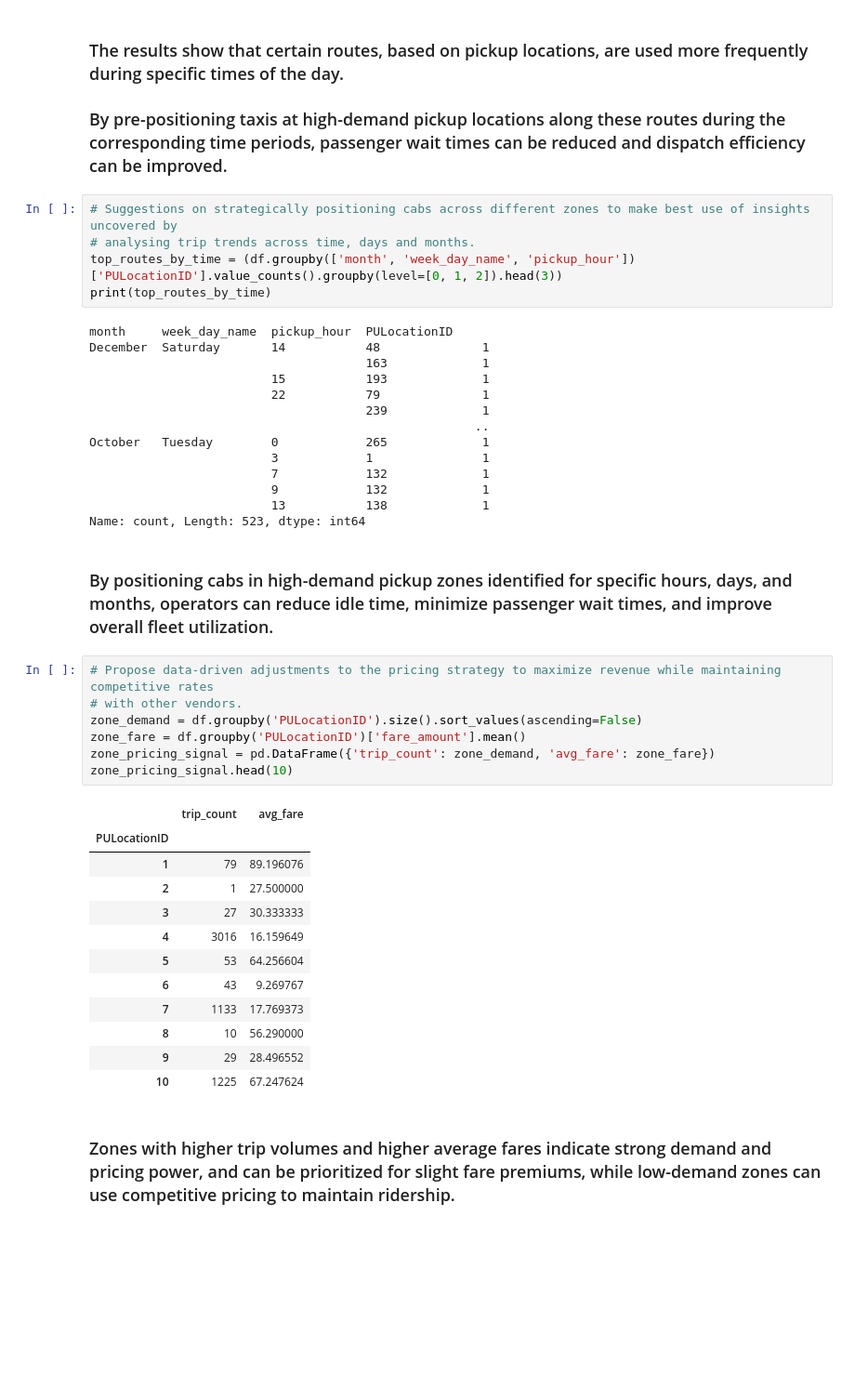
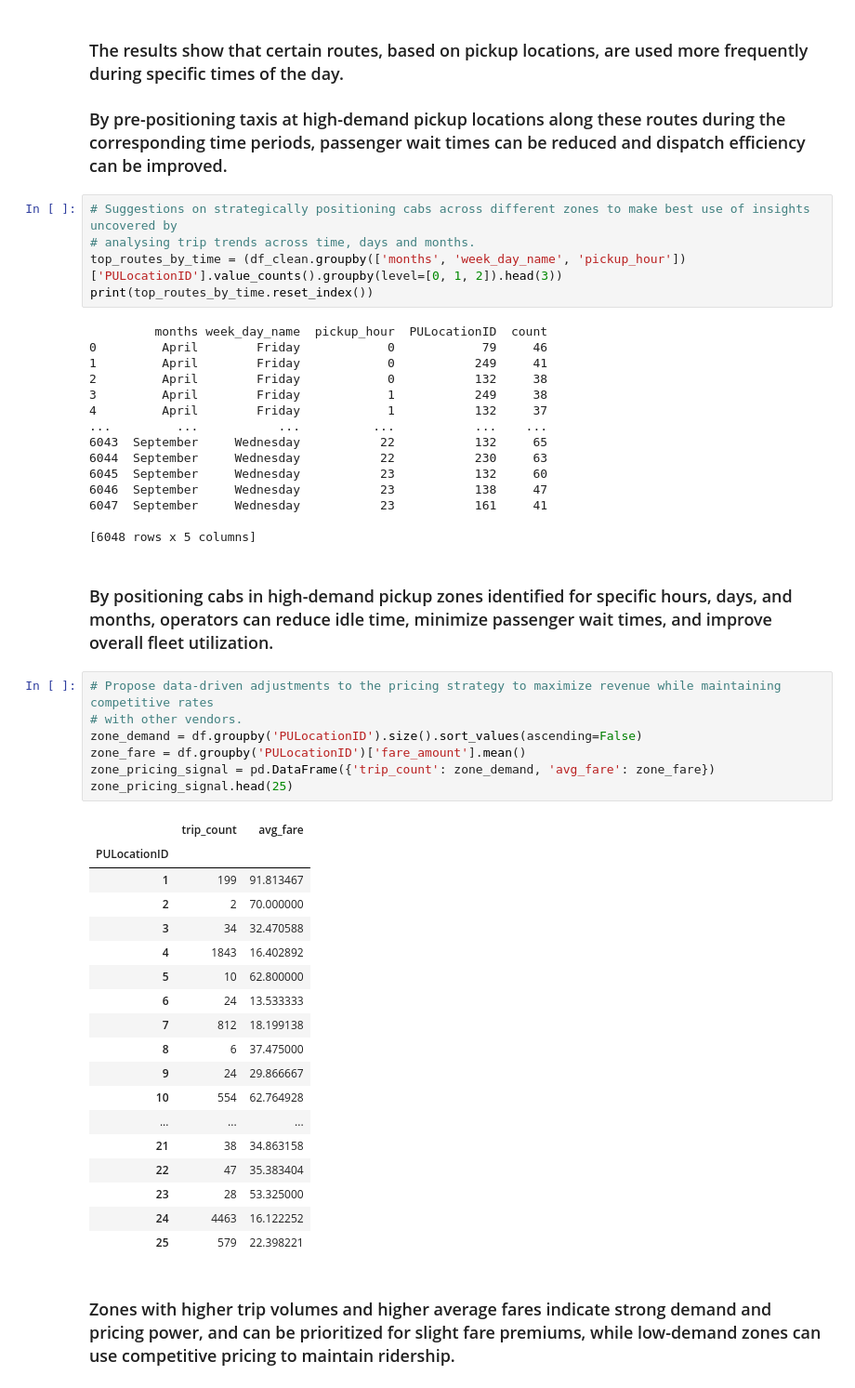
Before and after one commit to nishantab95/Exploratory-Data-Analysis-for-NYC-taxi-Dataset, a Jupyter notebook: EDA_Assg_NYC_Taxi_final_sub.ipynb, the cells around one changed output. Shown at 93% size. Cells and saved outputs as stored; diff of their text form; blank space fills up the shorter version.

```diff
--- a/EDA_Assg_NYC_Taxi_final_sub.ipynb
+++ b/EDA_Assg_NYC_Taxi_final_sub.ipynb
@@ -1450,43 +1483,50 @@ Name: count, dtype: int64
 # %%
 # Suggestions on strategically positioning cabs across different zones to make best use of insights uncovered by
 # analysing trip trends across time, days and months.
-top_routes_by_time = (df.groupby(['month', 'week_day_name', 'pickup_hour'])['PULocationID'].value_counts().groupby(level=[0, 1, 2]).head(3))
-print(top_routes_by_time)
+top_routes_by_time = (df_clean.groupby(['months', 'week_day_name', 'pickup_hour'])['PULocationID'].value_counts().groupby(level=[0, 1, 2]).head(3))
+print(top_routes_by_time.reset_index())
 # %% [output]
-month     week_day_name  pickup_hour  PULocationID
-December  Saturday       14           48              1
-                                      163             1
-                         15           193             1
-                         22           79              1
-                                      239             1
-                                                     ..
-October   Tuesday        0            265             1
-                         3            1               1
-                         7            132             1
-                         9            132             1
-                         13           138             1
-Name: count, Length: 523, dtype: int64
+         months week_day_name  pickup_hour  PULocationID  count
+0         April        Friday            0            79     46
+1         April        Friday            0           249     41
+2         April        Friday            0           132     38
+3         April        Friday            1           249     38
+4         April        Friday            1           132     37
+...         ...           ...          ...           ...    ...
+6043  September     Wednesday           22           132     65
+6044  September     Wednesday           22           230     63
+6045  September     Wednesday           23           132     60
+6046  September     Wednesday           23           138     47
+6047  September     Wednesday           23           161     41
+
+[6048 rows x 5 columns]
 # %% [markdown]
 ### By positioning cabs in high-demand pickup zones identified for specific hours, days, and months, operators can reduce idle time, minimize passenger wait times, and improve overall fleet utilization.
 # %%
 # Propose data-driven adjustments to the pricing strategy to maximize revenue while maintaining competitive rates
 # with other vendors.
 zone_demand = df.groupby('PULocationID').size().sort_values(ascending=False)
 zone_fare = df.groupby('PULocationID')['fare_amount'].mean()
 zone_pricing_signal = pd.DataFrame({'trip_count': zone_demand, 'avg_fare': zone_fare})
-zone_pricing_signal.head(10)
+zone_pricing_signal.head(25)
 # %% [output]
 |  | trip_count | avg_fare |
 | PULocationID |  |  |
-| 1 | 79 | 89.196076 |
-| 2 | 1 | 27.500000 |
-| 3 | 27 | 30.333333 |
-| 4 | 3016 | 16.159649 |
-| 5 | 53 | 64.256604 |
-| 6 | 43 | 9.269767 |
-| 7 | 1133 | 17.769373 |
-| 8 | 10 | 56.290000 |
-| 9 | 29 | 28.496552 |
-| 10 | 1225 | 67.247624 |
+| 1 | 199 | 91.813467 |
+| 2 | 2 | 70.000000 |
+| 3 | 34 | 32.470588 |
+| 4 | 1843 | 16.402892 |
+| 5 | 10 | 62.800000 |
+| 6 | 24 | 13.533333 |
+| 7 | 812 | 18.199138 |
+| 8 | 6 | 37.475000 |
+| 9 | 24 | 29.866667 |
+| 10 | 554 | 62.764928 |
+| ... | ... | ... |
+| 21 | 38 | 34.863158 |
+| 22 | 47 | 35.383404 |
+| 23 | 28 | 53.325000 |
+| 24 | 4463 | 16.122252 |
+| 25 | 579 | 22.398221 |
 # %% [markdown]
 ### Zones with higher trip volumes and higher average fares indicate strong demand and pricing power, and can be prioritized for slight fare premiums, while low-demand zones can use competitive pricing to maintain ridership.
```
Also changed, not shown: parts of 58 cells of this notebook.
